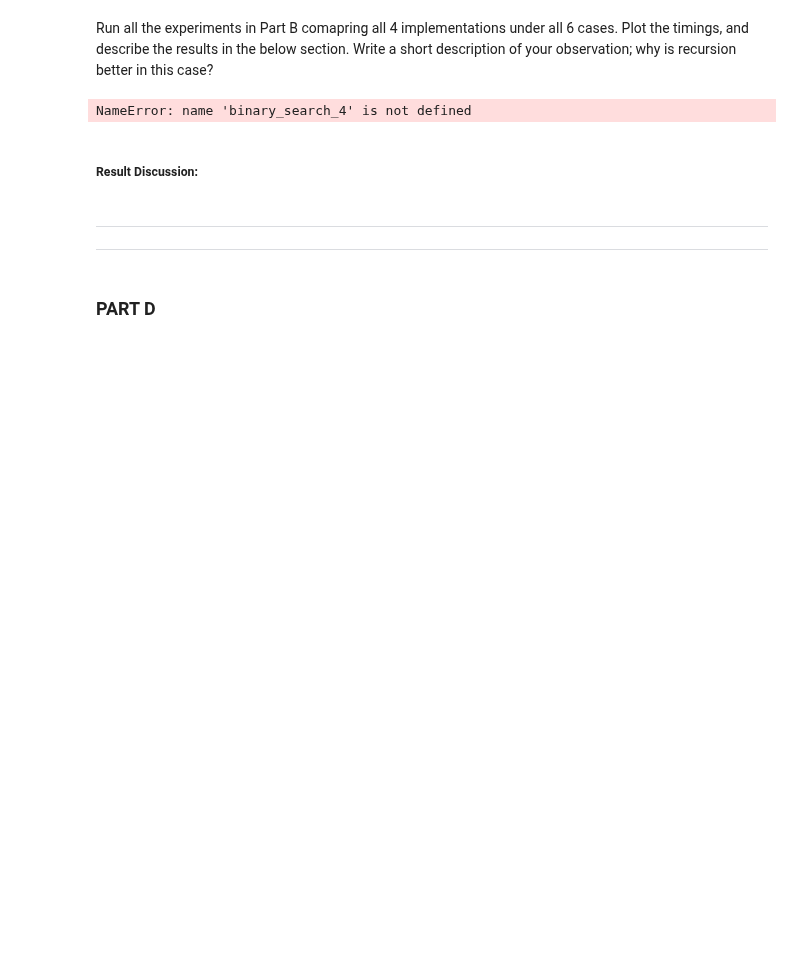
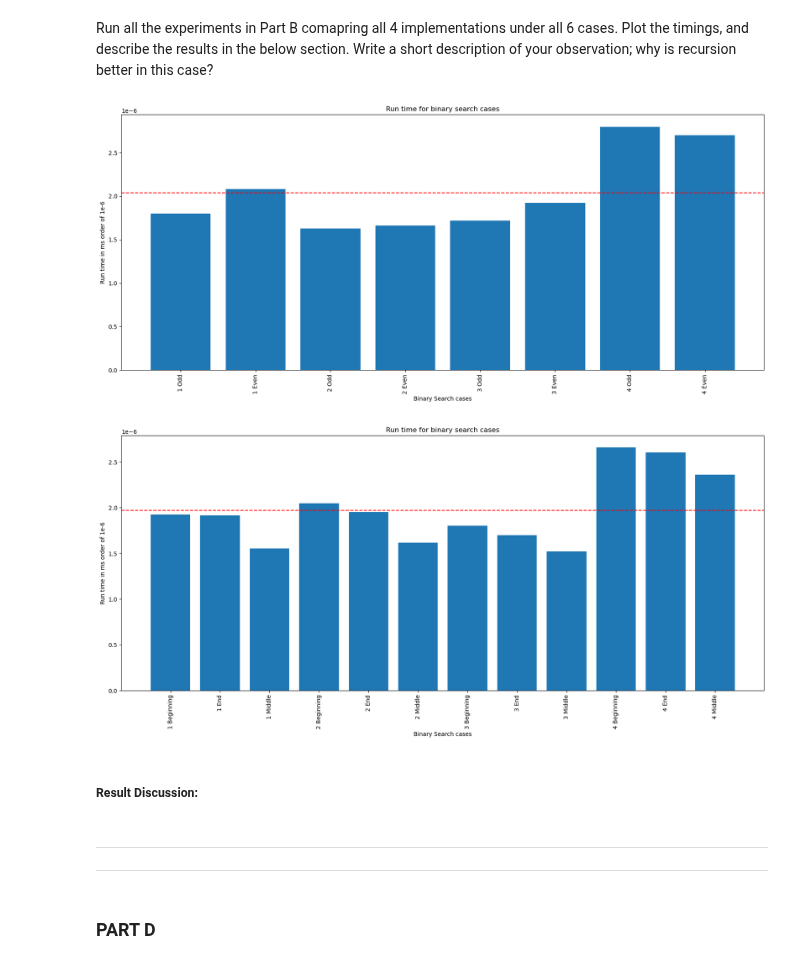
Before and after one commit to Faizanm0389/2XC3-GROUP, a Jupyter notebook: Lab_II_1.ipynb, the cells around one changed output. Drawn from its saved outputs; the diff is of its cells as text; code cells hidden in the pictures; blank space fills up the shorter version.

```diff
--- a/Lab_II_1.ipynb
+++ b/Lab_II_1.ipynb
@@ -713,36 +714,37 @@ list_size = 1000  #Should be over 1000
 list=[random.randint(1, 100000) for _ in range(list_size)]
 odd_even = {"Odd" : generateOdd(list_size), "Even" :generateEven(list_size)}
 pos= {"Beginning": 0, "End": len(list) - 1, "Middle": list_size // 2}
 binarySearch = [binary_search_1, binary_search_2, binary_search_3, binary_search_4]
 run_times_oddeven=[]
 run_times_pos=[]
 labelOddEven=[]
 labelPos=[]
 
 for func in binarySearch:
     for i in odd_even:
-        labelOddEven.append(func.__name__[-1] + i)
+        labelOddEven.append(func.__name__[-1] + " " + i)
         l=odd_even.get(i)
         ind = random.randint(0,len(l))
         if func.__name__=="binary_search_4":
             run_time = measureTime_rec(l, l[ind])
         else:
             run_time = measureTime(func, l, l[ind])
         run_times_oddeven.append(run_time)
 
 for func in binarySearch:
     for i in pos:
-        labelPos.append(func.__name__[-1] + i)
+        labelPos.append(func.__name__[-1] + " " + i)
         if func.__name__=="binary_search_4":
             run_time = measureTime_rec(list, list[pos.get(i)])
         else:
             run_time = measureTime(func, list, list[pos.get(i)])
         run_times_pos.append(run_time)
 
 show_plot(labelOddEven,run_times_oddeven)
 show_plot(labelPos,run_times_pos)
 # %% [output]
-NameError: name 'binary_search_4' is not defined
+[figure, added]
+[figure, added]
 # %% [markdown]
 ##### Result Discussion:
 # %% [markdown]
```
Also changed, not shown: parts of 9 cells of this notebook.
